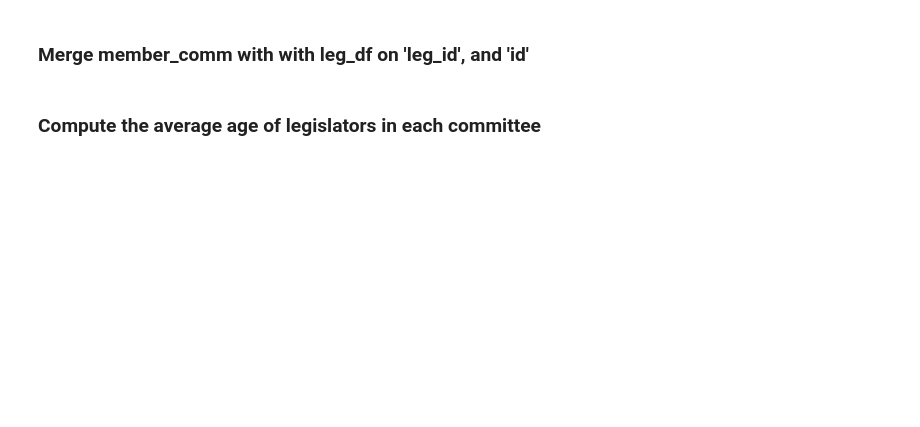
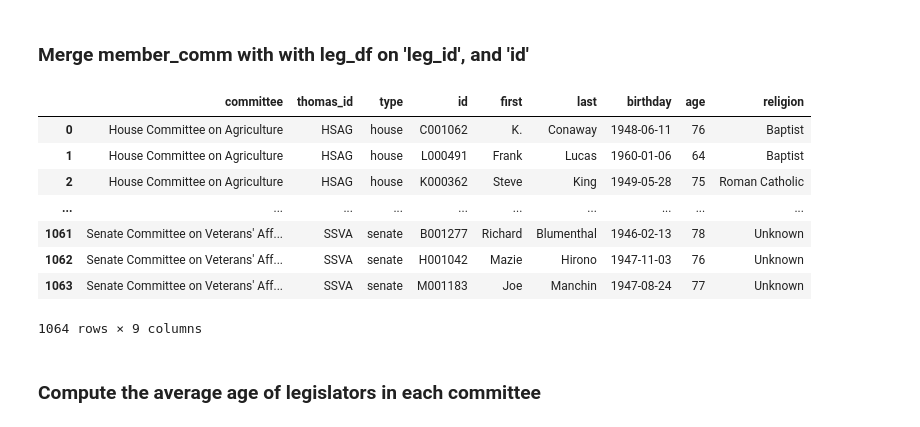
Before and after one commit to Victor-L-Almgren/Labs-and-exersizes, a Jupyter notebook: 7. Principles and Techniques for Data Science/LAB01/LAB01.ipynb, the cells around one changed output. Saved outputs shown, nothing was run; the diff lists cells and outputs as text; code cells hidden in the pictures; blank space fills up the shorter version.

```diff
--- a/7. Principles and Techniques for Data Science/LAB01/LAB01.ipynb
+++ b/7. Principles and Techniques for Data Science/LAB01/LAB01.ipynb
@@ -482,7 +536,8 @@ Now we will look at how to merge dataframes. Lets read in some new data.
 comm_path = 'committees-current.yaml'
 comm_membership_path = 'committee-membership-current.yaml'
 
-comms = yaml.safe_load(open(comm_path))
-comm_membership = yaml.safe_load(open(comm_membership_path))
+comms = yaml.safe_load(open(comm_path, encoding="utf8"))    # Had to change the encodings manually to get them to open.
+comm_membership = yaml.safe_load(open(comm_membership_path, encoding="utf8"))   # Had to change the encodings manually to get them to open.
+
 print(len(comms), len(comm_membership))
 # %% [output]
@@ -494,7 +567,7 @@ comms[0]
 ### Lets create a dataframe from the commitees dataset
 # %%
 comm_df = pd.DataFrame(
-    columns=['name', 'thomas_id', 'type'],
-    data=[[c['name'], c['thomas_id'], c['type']] for c in comms]
+    data=[[c['name'], c['thomas_id'], c['type']] for c in comms],
+    columns=['name', 'thomas_id', 'type']
 )
 comm_df
@@ -508,7 +600,7 @@ comm_membership['HSAG'][0]
 ### Now let's create a dataframe from the commitee memberships dataset
 # %%
 member_df = pd.DataFrame(
-    columns=['comm_id', 'leg_id'],
-    data=[[c, m['bioguide']] for c, members in comm_membership.items() for m in members]
+    data=[[c, m['bioguide']] for c, members in comm_membership.items() for m in members],
+    columns=['comm_id', 'leg_id']
 )
-member_df.head()
+member_df
@@ -520,0 +633,8 @@ Read more about pd.merge here: https://pandas.pydata.org/docs/reference/api/pand
+# %%
+### YOUR CODE HERE
+member_df = member_df.rename(columns={'comm_id': 'thomas_id'})
+
+member_comm = pd.merge(comm_df, member_df, on='thomas_id')
+
+member_comm = member_comm.rename(columns={'name': 'committee'})
+member_comm
@@ -529,2 +670,18 @@ Read more about pd.merge here: https://pandas.pydata.org/docs/reference/api/pand
+# %%
+### YOUR CODE HERE
+member_comm = member_comm.rename(columns={'leg_id':'id'})
+
+merge_membercomm_legdf = pd.merge(member_comm, leg_df, on='id')
+merge_membercomm_legdf
+# %% [output]
+|  | committee | thomas_id | type | id | first | last | birthday | age | religion |
+| 0 | House Committee on Agriculture | HSAG | house | C001062 | K. | Conaway | 1948-06-11 | 76 | Baptist |
+| 1 | House Committee on Agriculture | HSAG | house | L000491 | Frank | Lucas | 1960-01-06 | 64 | Baptist |
+| 2 | House Committee on Agriculture | HSAG | house | K000362 | Steve | King | 1949-05-28 | 75 | Roman Catholic |
+| ... | ... | ... | ... | ... | ... | ... | ... | ... | ... |
+| 1061 | Senate Committee on Veterans' Aff... | SSVA | senate | B001277 | Richard | Blumenthal | 1946-02-13 | 78 | Unknown |
+| 1062 | Senate Committee on Veterans' Aff... | SSVA | senate | H001042 | Mazie | Hirono | 1947-11-03 | 76 | Unknown |
+| 1063 | Senate Committee on Veterans' Aff... | SSVA | senate | M001183 | Joe | Manchin | 1947-08-24 | 77 | Unknown |
+1064 rows × 9 columns
 # %% [markdown]
 ### Compute the average age of legislators in each committee
```
Also changed, not shown: parts of 32 cells of this notebook.
